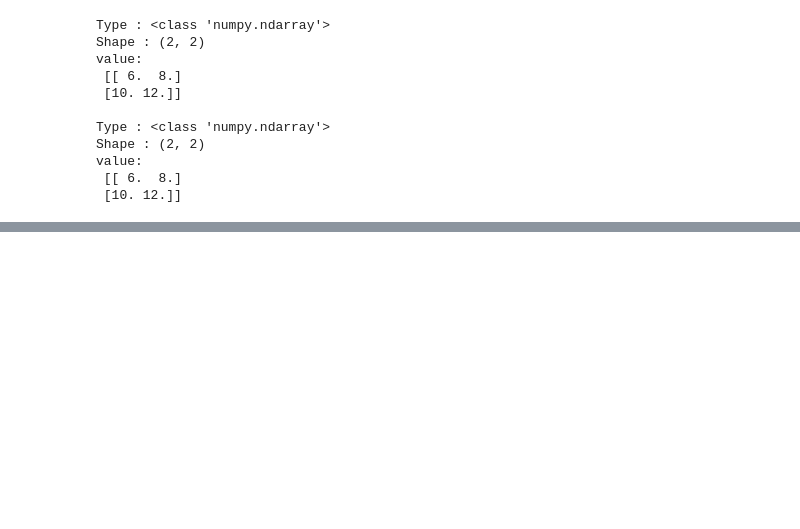
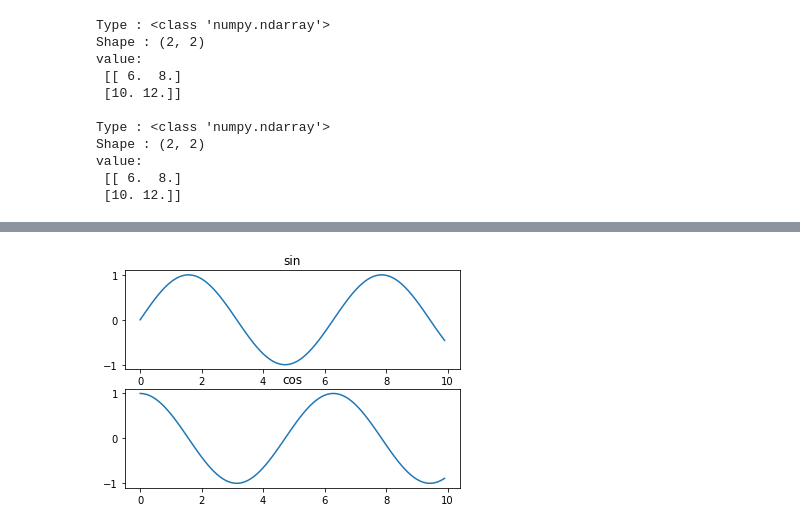
Before and after one commit to HyunPH/23-1_LA2, a Jupyter notebook: [00]실습Zero.ipynb, the cells around one changed output, grey strips where cells are left out. Cells and saved outputs as stored; diff of their text form; code cells hidden in the pictures; blank space fills up the shorter version.

```diff
--- a/[00]실습Zero.ipynb
+++ b/[00]실습Zero.ipynb
@@ -147,0 +368,12 @@ value:
+# %%
+plt.subplot(2, 1, 1)
+plt.plot(x,y_sin)
+plt.title('sin')
+
+plt.subplot(2, 1, 2)
+plt.plot(x,y_cos)
+plt.title('cos')
+
+plt.show()
+# %% [output]
+[figure, added]
```
Also changed, not shown: parts of 18 cells of this notebook.
